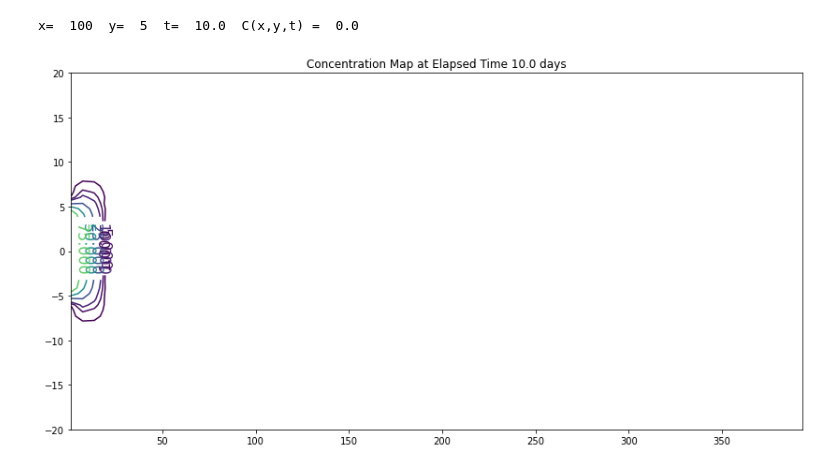
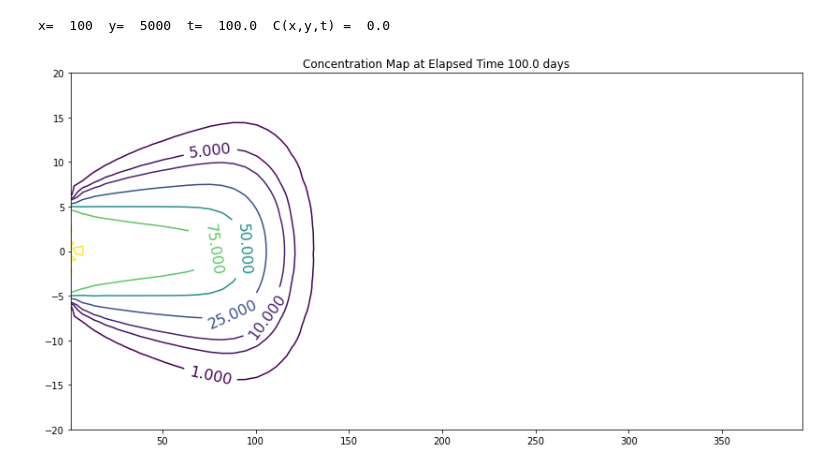
Before and after one commit to dustykat/ce-5364-webroot, a Jupyter notebook: ce5364jupyterbook/_build/html/_sources/chapters/8.1analyticalmodels/reactivemodels.ipynb, the cells around one changed output. Cells and saved outputs as stored; diff of their text form; code cells hidden in the pictures.

```diff
--- a/ce5364jupyterbook/_build/html/_sources/chapters/8.1analyticalmodels/reactivemodels.ipynb
+++ b/ce5364jupyterbook/_build/html/_sources/chapters/8.1analyticalmodels/reactivemodels.ipynb
@@ -58,11 +138,11 @@ def c2adrl(conc0, distx, disty, dispx, dispy, velocity, time, lenY, retardation,
 # inputs
 c_initial = 100.0
 xx = 100
-yy = 5
+yy = 5000
 Dx = 1.0
 Dy = 0.1
 V = 1.0
-time = 10.0
+time = 100.0
 Y = 10.0
 R = 1.0
 LAM = 0.00001
@@ -112,32 +192,32 @@ for irow in range(nrows):
        # print(count)
         count=count+1
 
 #print(len(my_xyz))
 
 import pandas
 my_xyz = pandas.DataFrame(my_xyz) # convert into a data frame
 import numpy
 import matplotlib.pyplot
 from scipy.interpolate import griddata
 # extract lists from the dataframe
 coord_x = my_xyz[0].values.tolist() # column 0 of dataframe
 coord_y = my_xyz[1].values.tolist() # column 1 of dataframe
 coord_z = my_xyz[2].values.tolist() # column 2 of dataframe
 #print(min(coord_x), max(coord_x)) # activate to examine the dataframe
 #print(min(coord_y), max(coord_y))
 coord_xy = numpy.column_stack((coord_x, coord_y))
 # Set plotting range in original data units
 lon = numpy.linspace(min(coord_x), max(coord_x), 64)
 lat = numpy.linspace(min(coord_y), max(coord_y), 64)
 X, Y = numpy.meshgrid(lon, lat)
 # Grid the data; use linear interpolation (choices are nearest, linear, cubic)
 Z = griddata(numpy.array(coord_xy), numpy.array(coord_z), (X, Y), method='cubic')
 # Build the map
 fig, ax = matplotlib.pyplot.subplots()
 fig.set_size_inches(14, 7)
 CS = ax.contour(X, Y, Z, levels = [1,5,10,25,50,75,100])
 ax.clabel(CS, inline=2, fontsize=16)
 ax.set_title('Concentration Map at Elapsed Time '+ str(round(time,1))+' days');
 # %% [output]
-x=  100  y=  5  t=  10.0  C(x,y,t) =  0.0
+x=  100  y=  5000  t=  100.0  C(x,y,t) =  0.0
-[figure, old version]
+[figure, new version]
```
Also changed, not shown: parts of 6 cells of this notebook, 32 other files.
